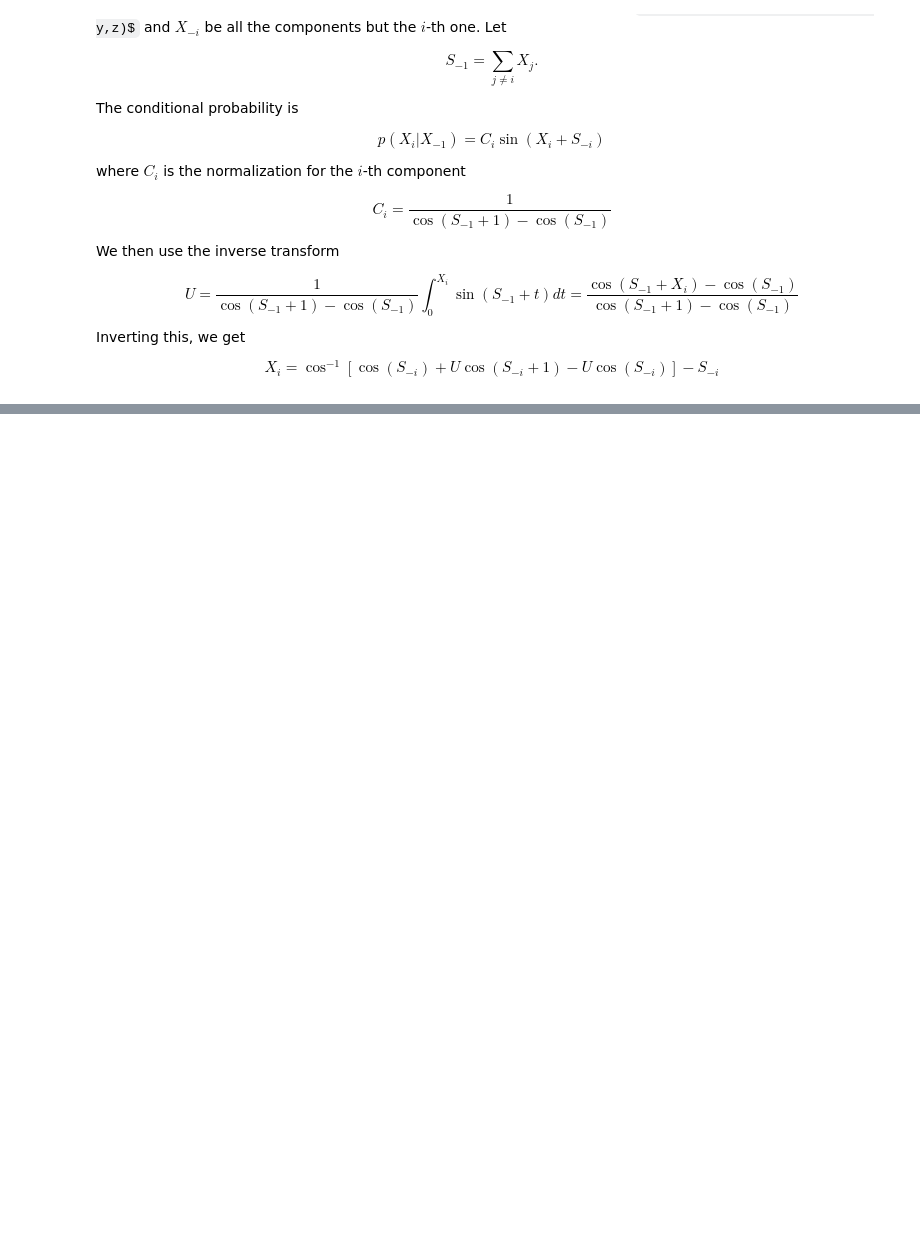
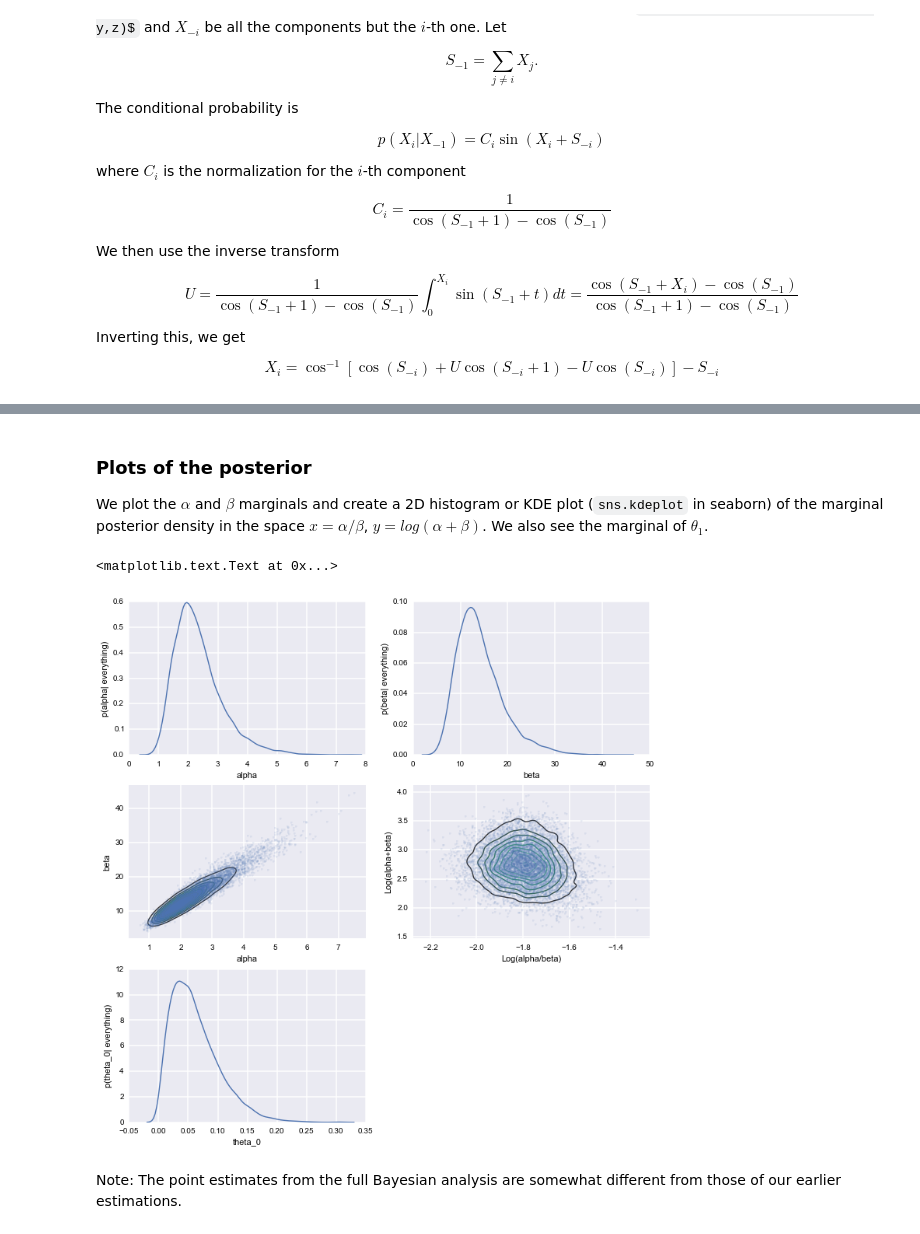
Before and after one commit to AM207/Site, a Jupyter notebook: am207/content/notebooks/Lecture9_Gibbs.ipynb, the cells around one changed output, grey strips where cells are left out. Cells and saved outputs as stored; diff of their text form; code cells hidden in the pictures; some formulas as TeX source; blank space fills up the shorter version.

```diff
--- a/am207/content/notebooks/Lecture9_Gibbs.ipynb
+++ b/am207/content/notebooks/Lecture9_Gibbs.ipynb
@@ -394,0 +472,5 @@ print np.mean(h)
+# %%
+tumortuples=[e.strip().split() for e in tumordata.split("\n")]
+tumory=np.array([np.int(e[0].strip()) for e in tumortuples if len(e) > 0])
+tumorn=np.array([np.int(e[1].strip()) for e in tumortuples if len(e) > 0])
+#print tumory, tumorn
@@ -394,0 +737,35 @@ print np.mean(h)
+# %% [markdown]
+### Plots of the posterior
+
+We plot the $\alpha$ and $\beta$ marginals and create a 2D histogram or KDE plot (`sns.kdeplot` in seaborn) of the marginal posterior density in the space $x = \alpha/\beta$, $y = log(\alpha + \beta)$. We also see the marginal of $\theta_1$.
+# %%
+plt.figure(figsize=[12,12])
+plt.subplot(3,2,1)
+sns.kdeplot(alphatrace)
+plt.xlabel('alpha')
+plt.ylabel('p(alpha| everything)')
+plt.subplot(3,2,2)
+sns.kdeplot(betatrace)
+plt.xlabel('beta')
+plt.ylabel('p(beta| everything)')
+plt.subplot(3,2,3)
+plt.plot(alphatrace, betatrace,'.', alpha=0.1)
+sns.kdeplot(alphatrace, betatrace)
+plt.xlabel('alpha')
+plt.ylabel('beta')
+
+plt.subplot(3,2,4)
+plt.plot(np.log(alphatrace/betatrace), np.log(alphatrace+betatrace),'.', alpha=0.1)
+sns.kdeplot(np.log(alphatrace/betatrace), np.log(alphatrace+betatrace))
+plt.xlabel('Log(alpha/beta)')
+plt.ylabel('Log(alpha+beta)')
+
+plt.subplot(3,2,5)
+sns.kdeplot(thetastrace[:,0])
+plt.xlabel('theta_0')
+plt.ylabel('p(theta_0| everything)')
+# %% [output]
+<matplotlib.text.Text at 0x...>
+[figure, added]
+# %% [markdown]
+Note: The point estimates from the full Bayesian analysis are somewhat different from those of our earlier estimations.
```
Also changed, not shown: parts of 47 cells of this notebook, 6 other files.
